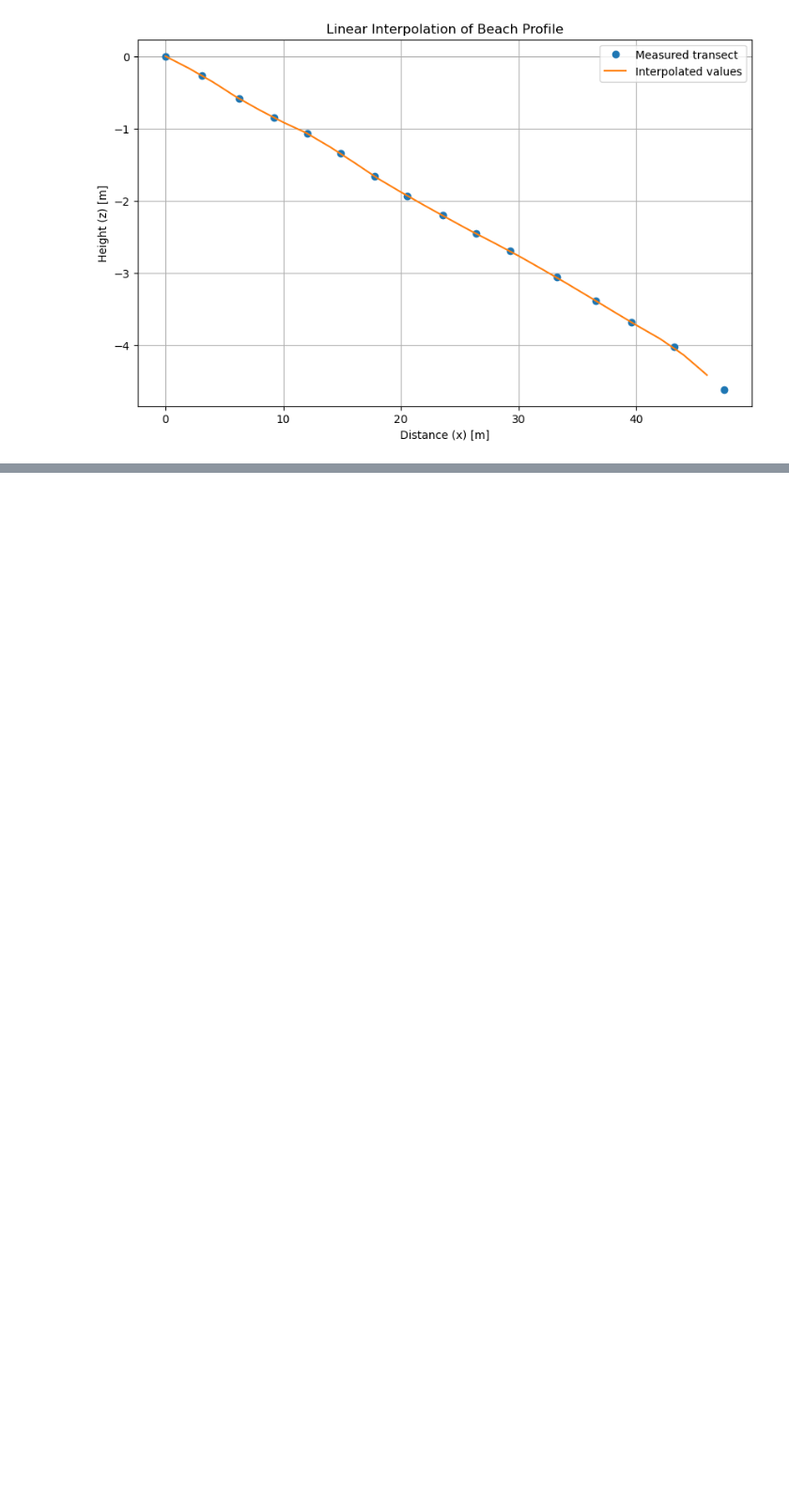
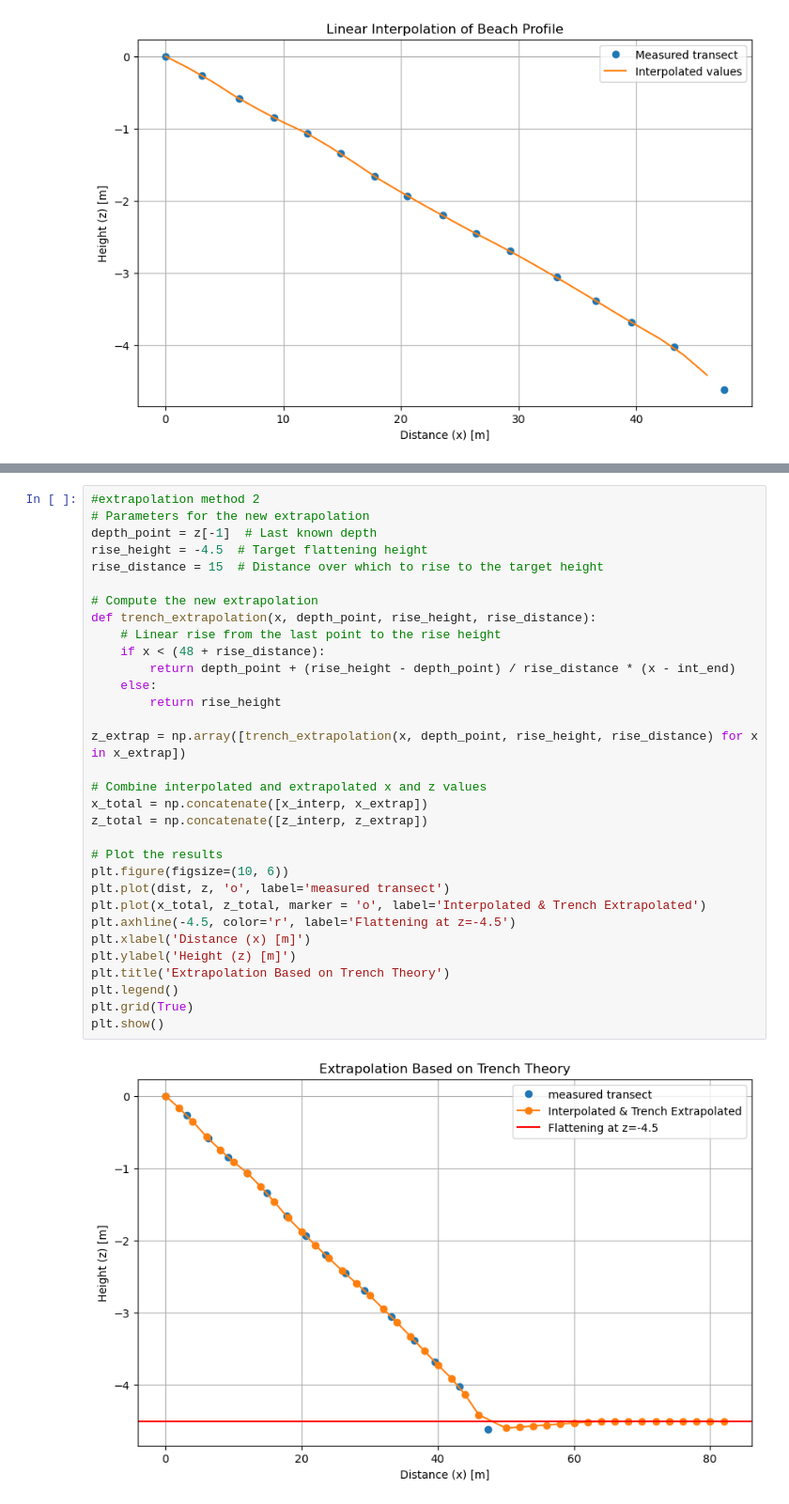
Before and after one commit to wwaasdorp/MDP_CostaRica, a Jupyter notebook: Topography/transect_10_10.ipynb, the cells around one changed output, grey strips where cells are left out. Shown at 94% size. Cells and saved outputs as stored; diff of their text form; blank space fills up the shorter version.

```diff
--- a/Topography/transect_10_10.ipynb
+++ b/Topography/transect_10_10.ipynb
@@ -180,0 +183,34 @@ plt.show()
+# %%
+#extrapolation method 2
+# Parameters for the new extrapolation
+depth_point = z[-1]  # Last known depth
+rise_height = -4.5  # Target flattening height
+rise_distance = 15  # Distance over which to rise to the target height
+
+# Compute the new extrapolation
+def trench_extrapolation(x, depth_point, rise_height, rise_distance):
+    # Linear rise from the last point to the rise height
+    if x < (48 + rise_distance):
+        return depth_point + (rise_height - depth_point) / rise_distance * (x - int_end)
+    else:
+        return rise_height
+
+z_extrap = np.array([trench_extrapolation(x, depth_point, rise_height, rise_distance) for x in x_extrap])
+
+# Combine interpolated and extrapolated x and z values
+x_total = np.concatenate([x_interp, x_extrap])
+z_total = np.concatenate([z_interp, z_extrap])
+
+# Plot the results
+plt.figure(figsize=(10, 6))
+plt.plot(dist, z, 'o', label='measured transect')
+plt.plot(x_total, z_total, marker = 'o', label='Interpolated & Trench Extrapolated')
+plt.axhline(-4.5, color='r', label='Flattening at z=-4.5')
+plt.xlabel('Distance (x) [m]')
+plt.ylabel('Height (z) [m]')
+plt.title('Extrapolation Based on Trench Theory')
+plt.legend()
+plt.grid(True)
+plt.show()
+# %% [output]
+[figure, added]
```
Also changed, not shown: parts of 3 cells of this notebook.
